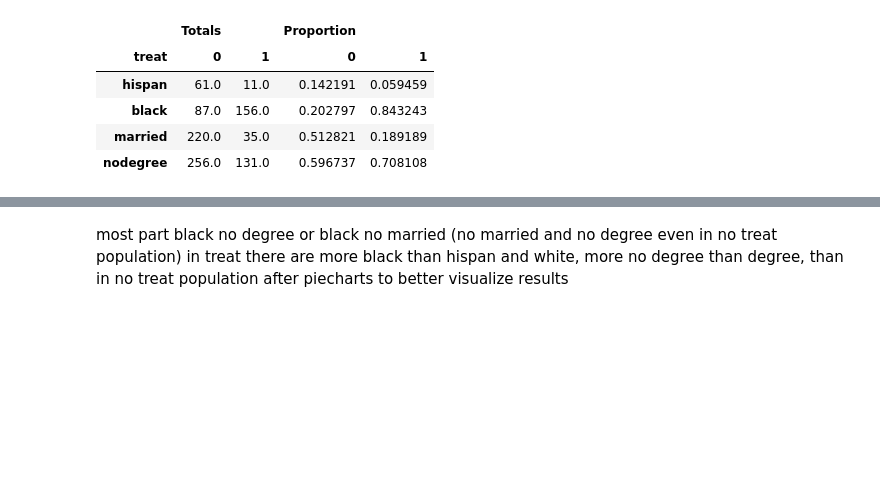
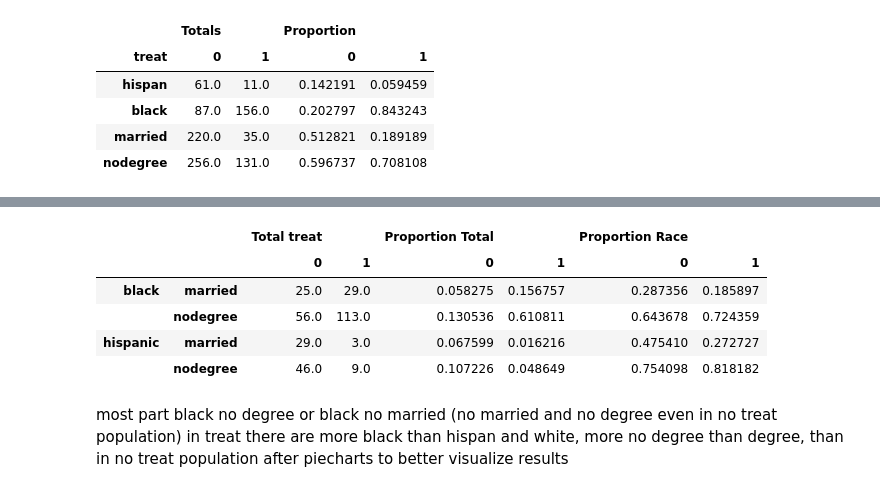
Before and after one commit to zenhaeus/cs-401, a Jupyter notebook: 04 - Applied ML/Homework-04.ipynb, the cells around one changed output, grey strips where cells are left out. Saved outputs shown, nothing was run; the diff lists cells and outputs as text; code cells hidden in the pictures; blank space fills up the shorter version.

```diff
--- a/04 - Applied ML/Homework-04.ipynb
+++ b/04 - Applied ML/Homework-04.ipynb
@@ -379,3 +315,34 @@ categorical
+# %%
+features = ['married', 'nodegree']
+keys_ = ['black', 'hispanic']
+
+sums = pd.concat([
+    df[df.black == 1].groupby(['treat'])[features].sum().T,
+    df[df.hispan == 1].groupby(['treat'])[features].sum().T,
+], keys=keys_)
+
+counts_race = pd.concat([
+    df[df.black == 1].groupby(['treat'])[features].count().T,
+    df[df.hispan == 1].groupby(['treat'])[features].count().T,
+], keys=keys_)
+
+counts = pd.concat([
+    df.groupby(['treat'])[features].count().T,
+    df.groupby(['treat'])[features].count().T,
+], keys=keys_)
+
+pd.concat([
+    sums,
+    sums.div(counts),
+    sums.div(counts_race)
+], axis=1, keys=['Total treat', 'Proportion Total', 'Proportion Race'])
+# %% [output]
+|  |  | Total treat |  | Proportion Total |  | Proportion Race |  |
+|  |  | 0 | 1 | 0 | 1 | 0 | 1 |
+| black | married | 25.0 | 29.0 | 0.058275 | 0.156757 | 0.287356 | 0.185897 |
+|  | nodegree | 56.0 | 113.0 | 0.130536 | 0.610811 | 0.643678 | 0.724359 |
+| hispanic | married | 29.0 | 3.0 | 0.067599 | 0.016216 | 0.475410 | 0.272727 |
+|  | nodegree | 46.0 | 9.0 | 0.107226 | 0.048649 | 0.754098 | 0.818182 |
 # %% [markdown]
 most part black no degree or black no married (no married and no degree even in no treat population)
 in treat there are more black than hispan and white, more no degree than degree, than in no treat population
```
Also changed, not shown: parts of 3 cells of this notebook.
